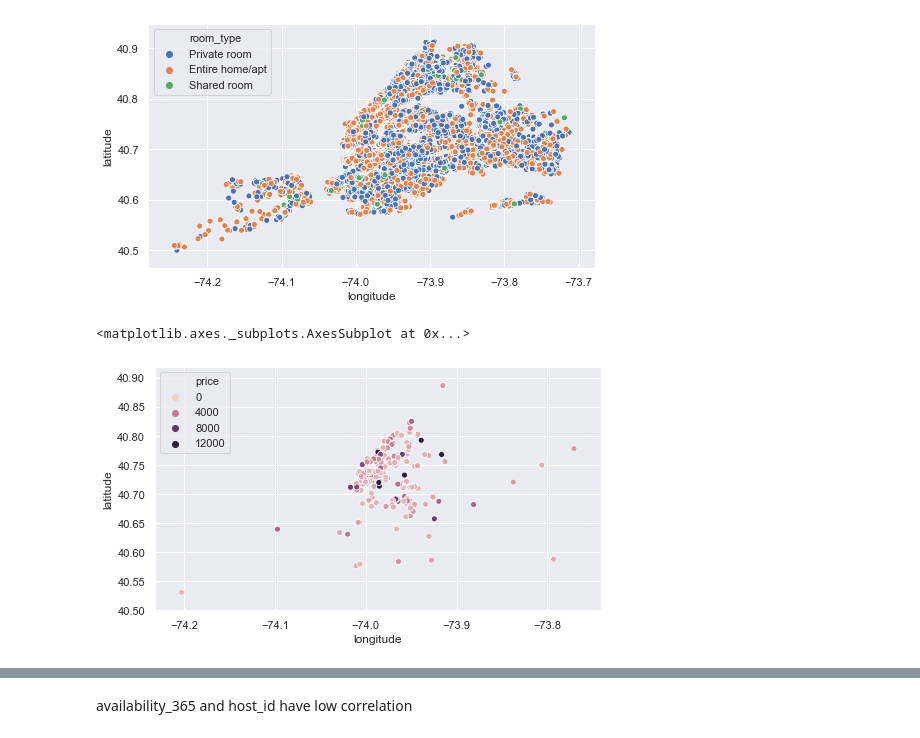
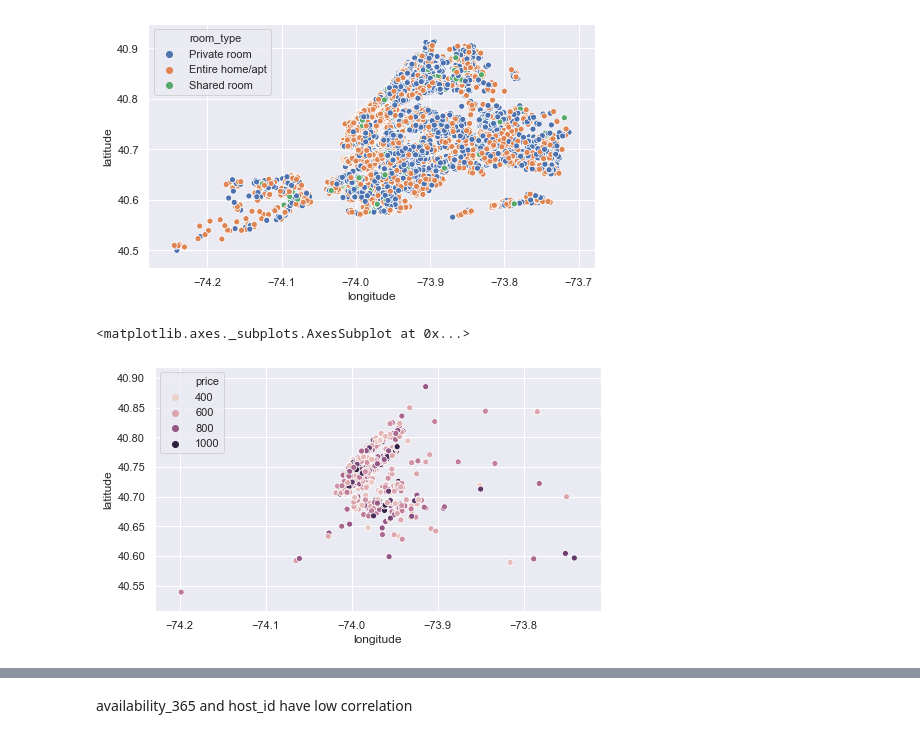
Before and after one commit to aleksanp/airbnb-prices, a Jupyter notebook: airbnb_learning.ipynb, the cells around one changed output, grey strips where cells are left out. Saved outputs shown, nothing was run; the diff lists cells and outputs as text; code cells hidden in the pictures.

```diff
--- a/airbnb_learning.ipynb
+++ b/airbnb_learning.ipynb
@@ -90,5 +105,5 @@ airbnb_data_full.duplicated().sum()
 # %%
-airbnb_data = airbnb_data_full.drop(['id','host_name','last_review'], axis=1)
+airbnb_data = airbnb_data_full.drop(['id', 'name', 'host_id', 'host_name', 'last_review'], axis=1)
 # %%
 airbnb_data.head(3)
 # %% [output]
@@ -119,5 +136,6 @@ dtype: float64
 # %%
-airbnb_data.fillna({'reviews_per_month':0}, inplace=True)
+airbnb_data.fillna({'reviews_per_month':0.0}, inplace=True)
+# airbnb_data = airbnb_data.drop(['reviews_per_month'], axis=1)
 # %%
 airbnb_data.head(3)
 # %% [output]
@@ -168,5 +167,3 @@ availability_365 : 366 unique values
 # %% [markdown]
 Features "name", "neighbourhood_group", "neighbourhood" and "room_type" are object.
 Feature "neighbourhood_group" has 5 groups. Feature "room_type" has 3 types. Feature "name" should be dropped.
-# %%
-airbnb_data.drop(['name'], axis=1, inplace=True)
@@ -196,0 +184,2 @@ Price 0 and minimum_nights 1250 look strange
+# %%
+airbnb_data = airbnb_data[airbnb_data.price != 0]
@@ -272,8 +262,8 @@ sns.scatterplot(airbnb_data.longitude, airbnb_data.latitude, hue=airbnb_data.roo
 [figure]
 # %%
 # airbnb_data.price.quantile(q=0.5)
-airbnb_data_choosen = airbnb_data[airbnb_data.price > 1000]
-sns.scatterplot(airbnb_data_choosen.longitude, airbnb_data_choosen.latitude, hue=airbnb_data.price)
+airbnb_data_choosen = airbnb_data[(airbnb_data.price < 1000) & (airbnb_data.price > 500)]
+sns.scatterplot(airbnb_data_choosen.longitude, airbnb_data_choosen.latitude, hue=airbnb_data_choosen.price)
 # %% [output]
 <matplotlib.axes._subplots.AxesSubplot at 0x...>
-[figure, old version]
+[figure, new version]
```
Also changed, not shown: parts of 131 cells of this notebook.
